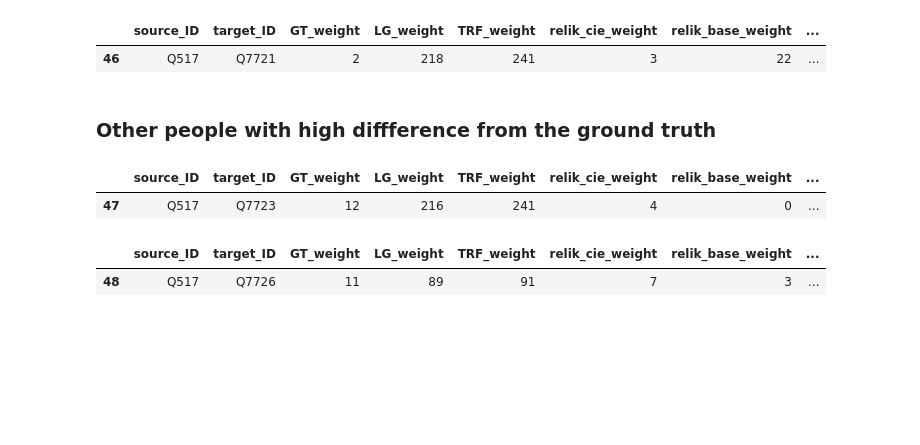
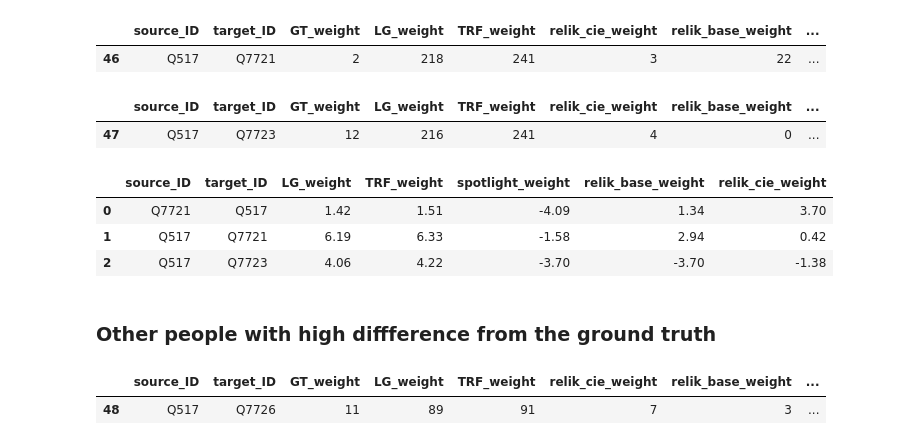
Before and after one commit to Karima-m/BSc_Project_Fall2026, a Jupyter notebook: notebooks/06_analysis.ipynb, the cells around one changed output. Drawn from its saved outputs; the diff is of its cells as text; code cells hidden in the pictures; blank space fills up the shorter version.

Commit message:
06_analysis: how off the models are on ambiguous cases

```diff
--- a/notebooks/06_analysis.ipynb
+++ b/notebooks/06_analysis.ipynb
@@ -303,24 +303,41 @@ pd.DataFrame(results)
 ### Napoleon III ambiguous case we are trying to solve
 # %%
 # Napoleon III -> Napoleon Bonaparte
-weight_df[weight_df['source_ID']=='Q7721']
+napI = weight_df[weight_df['source_ID']=='Q7721']
+napI
 # %% [output]
 |  | source_ID | target_ID | GT_weight | LG_weight | TRF_weight | relik_cie_weight | relik_base_weight | ... |
 | 45 | Q7721 | Q517 | 33 | 90 | 96 | 442 | 85 | ... |
 # %%
 # Napoleon Bonaparte -> Napoleon III
-weight_df[weight_df['target_ID']=='Q7721']
+napIII = weight_df[weight_df['target_ID']=='Q7721']
+napIII
 # %% [output]
 |  | source_ID | target_ID | GT_weight | LG_weight | TRF_weight | relik_cie_weight | relik_base_weight | ... |
 | 46 | Q517 | Q7721 | 2 | 218 | 241 | 3 | 22 | ... |
-# %% [markdown]
-### Other people with high diffference from the ground truth
 # %%
 # Napoleon Bonaparte -> Napoleon II
-weight_df[weight_df['target_ID']=='Q7723']
+napII = weight_df[weight_df['target_ID']=='Q7723']
+napII
 # %% [output]
 |  | source_ID | target_ID | GT_weight | LG_weight | TRF_weight | relik_cie_weight | relik_base_weight | ... |
 | 47 | Q517 | Q7723 | 12 | 216 | 241 | 4 | 0 | ... |
+# %%
+edges = pd.concat([napI, napIII, napII]).reset_index(drop=True)
+model_cols = ['LG_weight', 'TRF_weight', 'spotlight_weight', 'relik_base_weight', 'relik_cie_weight']
+
+# NOT SURE THIS IS A GOOD IDEA. CHECK OUR FURTHER
+log_ratio = edges[model_cols].apply(lambda col: np.log2((col + 1) / (edges['GT_weight'] + 1)))
+log_ratio.insert(0, 'source_ID', edges['source_ID'])
+log_ratio.insert(1, 'target_ID', edges['target_ID'])
+log_ratio.round(2)
+# %% [output]
+|  | source_ID | target_ID | LG_weight | TRF_weight | spotlight_weight | relik_base_weight | relik_cie_weight |
+| 0 | Q7721 | Q517 | 1.42 | 1.51 | -4.09 | 1.34 | 3.70 |
+| 1 | Q517 | Q7721 | 6.19 | 6.33 | -1.58 | 2.94 | 0.42 |
+| 2 | Q517 | Q7723 | 4.06 | 4.22 | -3.70 | -3.70 | -1.38 |
+# %% [markdown]
+### Other people with high diffference from the ground truth
 # %%
 # Napoleon Bonaparte -> Joesph Bonaparte
 weight_df[weight_df['target_ID']=='Q7726']
```
